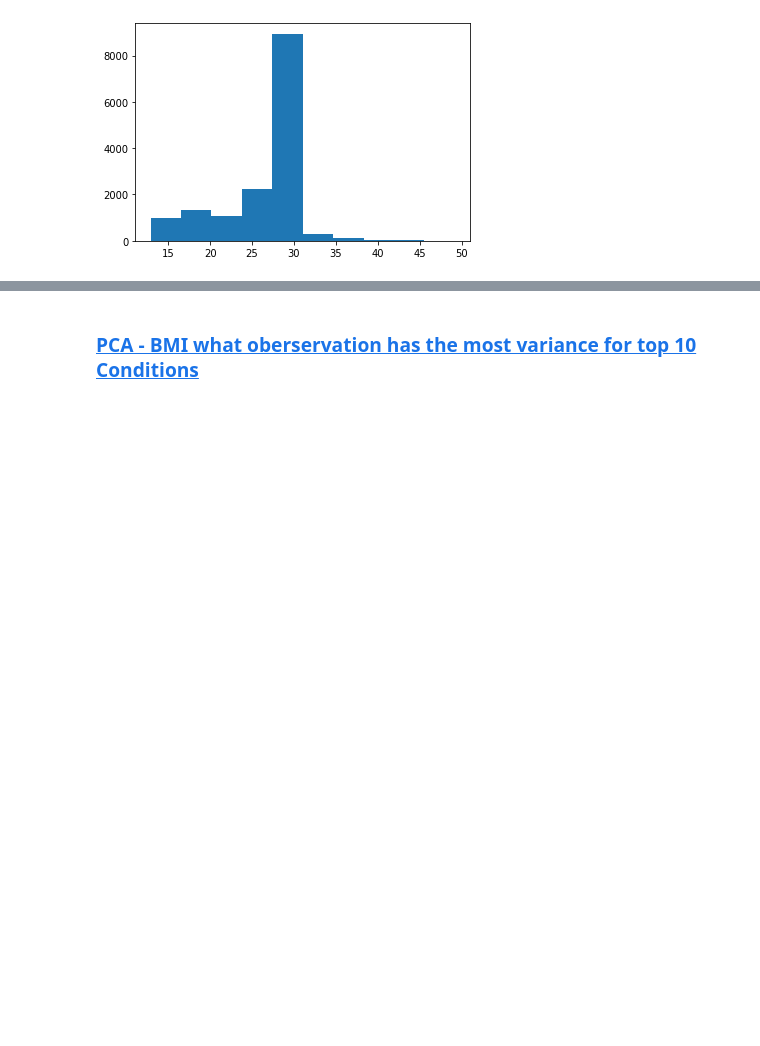
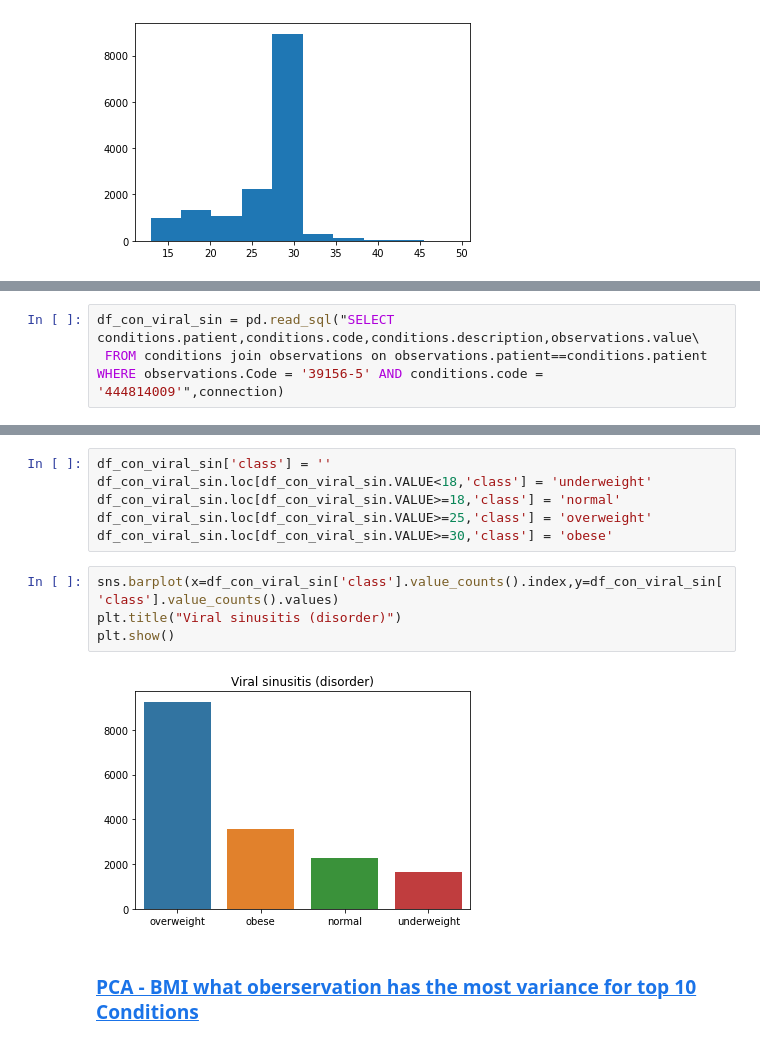
Before and after one commit to Fuenfgeld/DMA2022DataProjectC, a Jupyter notebook: src/analysis.ipynb, the cells around one changed output, grey strips where cells are left out. Saved outputs shown, nothing was run; the diff lists cells and outputs as text; blank space fills up the shorter version.

```diff
--- a/src/analysis.ipynb
+++ b/src/analysis.ipynb
@@ -445,0 +476,3 @@ print(pd.read_sql_query('''SELECT fact_table.patient_ID
+# %%
+df_con_viral_sin = pd.read_sql("SELECT conditions.patient,conditions.code,conditions.description,observations.value\
+ FROM conditions join observations on observations.patient==conditions.patient WHERE observations.Code = '39156-5' AND conditions.code = '444814009'",connection)
@@ -446,3 +492,15 @@ print(pd.read_sql_query('''SELECT fact_table.patient_ID
+# %%
+df_con_viral_sin['class'] = ''
+df_con_viral_sin.loc[df_con_viral_sin.VALUE<18,'class'] = 'underweight'
+df_con_viral_sin.loc[df_con_viral_sin.VALUE>=18,'class'] = 'normal'
+df_con_viral_sin.loc[df_con_viral_sin.VALUE>=25,'class'] = 'overweight'
+df_con_viral_sin.loc[df_con_viral_sin.VALUE>=30,'class'] = 'obese'
+# %%
+sns.barplot(x=df_con_viral_sin['class'].value_counts().index,y=df_con_viral_sin['class'].value_counts().values)
+plt.title("Viral sinusitis (disorder)")
+plt.show()
+# %% [output]
+[figure, added]
 # %% [markdown]
 ### [PCA - BMI what oberservation has the most variance for top 10 Conditions](https://scikit-learn.org/stable/auto_examples/cross_decomposition/plot_pcr_vs_pls.html#sphx-glr-auto-examples-cross-decomposition-plot-pcr-vs-pls-py)
 # %% [markdown]
```
Also changed, not shown: parts of 15 cells of this notebook.
